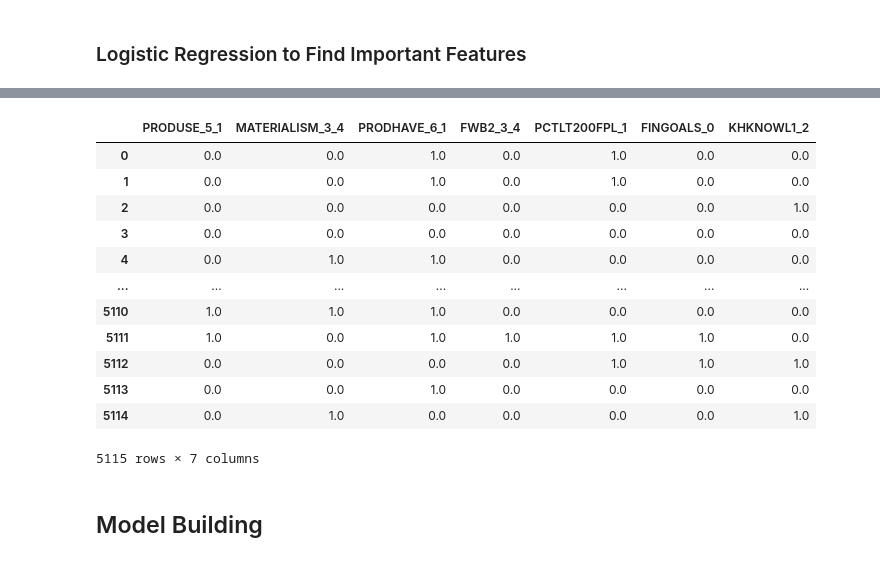
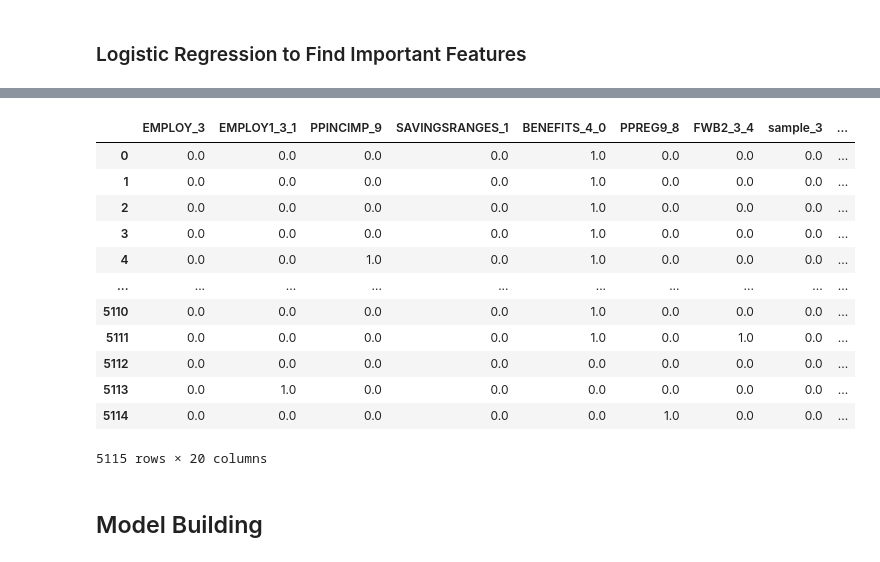
Before and after one commit to itsGarrin/prepaid-card-marketing, a Jupyter notebook: notebook/prepaid-card-marketing.ipynb, the cells around one changed output, grey strips where cells are left out. Saved outputs shown, nothing was run; the diff lists cells and outputs as text; code cells hidden in the pictures.

```diff
--- a/notebook/prepaid-card-marketing.ipynb
+++ b/notebook/prepaid-card-marketing.ipynb
@@ -128,12 +146,9 @@ y.value_counts().plot(kind='bar')
 ### Dummify the categorical variables
 # %%
 # dummify any integer columns
-integer_variables = X.select_dtypes(include=['int64']).columns
-df_categorical = X[integer_variables].astype('object')
-df_numeric = X.drop(columns=integer_variables)
+df_categorical = X.astype('object')
 
 # dummify the categorical variables
-df_dummies = pd.get_dummies(df_categorical, drop_first=True)
-X = pd.concat([df_numeric, df_dummies], axis=1)
+X = pd.get_dummies(df_categorical, drop_first=True)
 X
 # %% [output]
@@ -172,7 +187,7 @@ X
 ### Remove Highly Correlated Features
 # %%
 # remove columns with high multicollinearity
-X_vif = utils.calculate_vif(X, correlation_threshold=0.9, variance_threshold=0.05)
+X_vif = utils.calculate_vif(X, correlation_threshold=0.95, variance_threshold=0.05)
 X_vif
 # %% [output]
 Removed highly correlated variables: ['DISCOUNT_2', 'BENEFITS_1_1', 'KHKNOWL5_2', 'KHKNOWL4_2', 'KH6correct_1', 'KH3correct_1', 'EMPLOY1_8_1', 'SOCSEC2_-2', 'FK3correct_1', 'FINSOC2_1_1', 'FINSOC2_3_1 ...
@@ -243,11 +228,8 @@ X_train_scaled
 # %% [markdown]
 ### Logistic Regression to Find Important Features
 # %%
-# Reset the index of y_train to match X_train_scaled_const
-y_train_scaled = y_train.reset_index(drop=True)
+X_train_const = sm.add_constant(X_train)
 
-X_train_scaled_const = sm.add_constant(X_train_scaled)
-
-logit_model = sm.Logit(y_train_scaled, X_train_scaled_const).fit_regularized(method='l1', alpha=3)
-print(logit_model.summary())
+logit_model_reg = sm.Logit(y_train, X_train_const).fit(maxiter=1000)
+print(logit_model_reg.summary())
 # %% [output]
@@ -270,8 +252,8 @@ PCTLT200FPL_1             0.4397      0.189      2.323      0.020       0.069
 =========================================================================================
 # %%
 # Get the coefficients and p-values
-coefficients = logit_model.params
-p_values = logit_model.pvalues
+coefficients = logit_model_reg.params
+p_values = logit_model_reg.pvalues
 
 # Create a DataFrame to hold coefficients and p-values for easier processing
 coef_df = pd.DataFrame({
@@ -302,27 +282,28 @@ PRODUSE_6 is endogenous, since these are respondents who did not select any item
 # %%
 # take the top coefficients and create a new dataframe
 top_features = top_coefs_with_signs.index
 
-# drop produse_6
-top_features = top_features.drop('PRODUSE_6_1')
+X_train_top = X_train[top_features]
+X_test_top = X_test[top_features]
 
-X_train_top_features = X_train_scaled[top_features]
-X_test_top_features = X_test_scaled[top_features]
-X_train_top_features
+# reset the index
+X_train_top.reset_index(drop=True, inplace=True)
+X_test_top.reset_index(drop=True, inplace=True)
+X_train_top
 # %% [output]
-|  | PRODUSE_5_1 | MATERIALISM_3_4 | PRODHAVE_6_1 | FWB2_3_4 | PCTLT200FPL_1 | FINGOALS_0 | KHKNOWL1_2 |
-| 0 | 0.0 | 0.0 | 1.0 | 0.0 | 1.0 | 0.0 | 0.0 |
-| 1 | 0.0 | 0.0 | 1.0 | 0.0 | 1.0 | 0.0 | 0.0 |
-| 2 | 0.0 | 0.0 | 0.0 | 0.0 | 0.0 | 0.0 | 1.0 |
-| 3 | 0.0 | 0.0 | 0.0 | 0.0 | 0.0 | 0.0 | 0.0 |
-| 4 | 0.0 | 1.0 | 1.0 | 0.0 | 0.0 | 0.0 | 0.0 |
-| ... | ... | ... | ... | ... | ... | ... | ... |
-| 5110 | 1.0 | 1.0 | 1.0 | 0.0 | 0.0 | 0.0 | 0.0 |
-| 5111 | 1.0 | 0.0 | 1.0 | 1.0 | 1.0 | 1.0 | 0.0 |
-| 5112 | 0.0 | 0.0 | 0.0 | 0.0 | 1.0 | 1.0 | 1.0 |
-| 5113 | 0.0 | 0.0 | 1.0 | 0.0 | 0.0 | 0.0 | 0.0 |
-| 5114 | 0.0 | 1.0 | 0.0 | 0.0 | 0.0 | 0.0 | 1.0 |
+|  | EMPLOY_3 | EMPLOY1_3_1 | PPINCIMP_9 | SAVINGSRANGES_1 | BENEFITS_4_0 | PPREG9_8 | FWB2_3_4 | sample_3 | ... |
+| 0 | 0.0 | 0.0 | 0.0 | 0.0 | 1.0 | 0.0 | 0.0 | 0.0 | ... |
+| 1 | 0.0 | 0.0 | 0.0 | 0.0 | 1.0 | 0.0 | 0.0 | 0.0 | ... |
+| 2 | 0.0 | 0.0 | 0.0 | 0.0 | 1.0 | 0.0 | 0.0 | 0.0 | ... |
+| 3 | 0.0 | 0.0 | 0.0 | 0.0 | 1.0 | 0.0 | 0.0 | 0.0 | ... |
+| 4 | 0.0 | 0.0 | 1.0 | 0.0 | 1.0 | 0.0 | 0.0 | 0.0 | ... |
+| ... | ... | ... | ... | ... | ... | ... | ... | ... | ... |
+| 5110 | 0.0 | 0.0 | 0.0 | 0.0 | 1.0 | 0.0 | 0.0 | 0.0 | ... |
+| 5111 | 0.0 | 0.0 | 0.0 | 0.0 | 1.0 | 0.0 | 1.0 | 0.0 | ... |
+| 5112 | 0.0 | 0.0 | 0.0 | 0.0 | 0.0 | 0.0 | 0.0 | 0.0 | ... |
+| 5113 | 0.0 | 1.0 | 0.0 | 0.0 | 0.0 | 0.0 | 0.0 | 0.0 | ... |
+| 5114 | 0.0 | 0.0 | 0.0 | 0.0 | 0.0 | 1.0 | 0.0 | 0.0 | ... |
-5115 rows × 7 columns
+5115 rows × 20 columns
 # %% [markdown]
 ## Model Building
 # %% [markdown]
```
Also changed, not shown: parts of 25 cells of this notebook.
